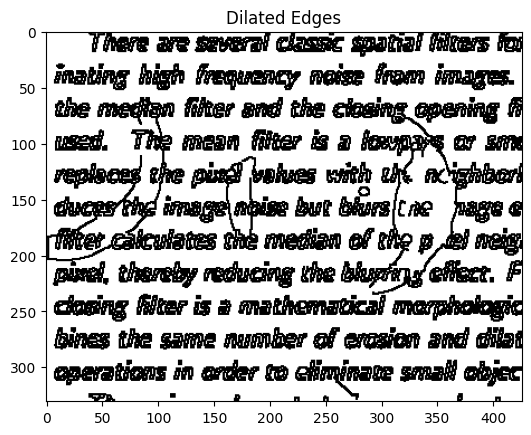
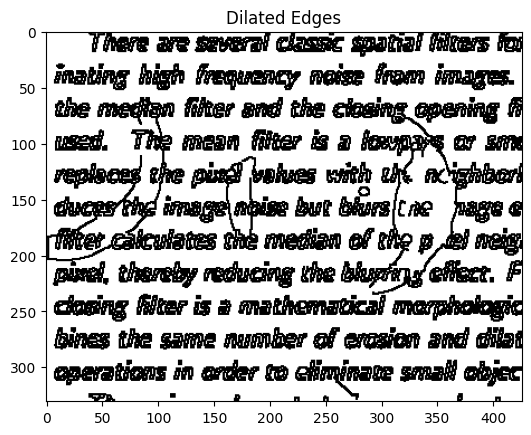
The change to this notebook cell's code, shown as a diff; its figure went from the first image to the second:
--- before
+++ after
@@ -1,32 +1,44 @@
-import cv2
-import numpy as np
-import matplotlib.pyplot as plt
+def dialated_and_erosion(IMAGE_PATH):
+    # 1. Load Image
+    image = cv2.imread(IMAGE_PATH, cv2.IMREAD_GRAYSCALE)
+    if image is None:
+        print("Check your file path!")
+    else:
+        # 2. Apply a light blur
+        blurred = cv2.GaussianBlur(image, (3, 3), 0)
 
-# 1. Load Image
-image = cv2.imread('dirty-img.png', cv2.IMREAD_GRAYSCALE)
-if image is None:
-    print("Check your file path!")
-else:
-    # 2. Apply a light blur
-    blurred = cv2.GaussianBlur(image, (3, 3), 0)
+        # 3. AUTO-CANNY: Calculate thresholds automatically
+        v = np.median(blurred)
+        sigma = 0.33  # Standard deviation for thresholding
+        lower = int(max(0, (1.0 - sigma) * v))
+        upper = int(min(255, (1.0 + sigma) * v))
+        
+        print(f"Using thresholds: Lower={lower}, Upper={upper}")
+        
+        # 4. Detect Edges
+        edges = cv2.Canny(blurred, lower, upper)
 
-    # 3. AUTO-CANNY: Calculate thresholds automatically
-    v = np.median(blurred)
-    sigma = 0.33  # Standard deviation for thresholding
-    lower = int(max(0, (1.0 - sigma) * v))
-    upper = int(min(255, (1.0 + sigma) * v))
-    
-    print(f"Using thresholds: Lower={lower}, Upper={upper}")
-    
-    # 4. Detect Edges
-    edges = cv2.Canny(blurred, lower, upper)
+        # 5. Dilate (Thicken)
+        kernel = np.ones((2, 2), np.uint8)
+        thick_edges = cv2.dilate(edges, kernel, iterations=1)
+        thick_edges = cv2.bitwise_not(thick_edges)
 
-    # 5. Dilate (Thicken)
-    kernel = np.ones((2, 2), np.uint8)
-    thick_edges = cv2.dilate(edges, kernel, iterations=1)
-    thick_edges = cv2.bitwise_not(thick_edges)
+        # 6. Show results (Standard white on black for debugging)
+        plt.imshow(thick_edges, cmap='gray')
+        plt.title('Dilated Edges')
+        plt.show()
+        
+        # 1. Define the kernel (the "eraser" size)
+        kernel1 = np.ones((1, 1), np.uint8)
 
-    # 6. Show results (Standard white on black for debugging)
-    plt.imshow(thick_edges, cmap='gray')
-    plt.title('Dilated Edges')
-    plt.show()
+        # 2. Apply Erosion
+        # src: your image, kernel: the brush, iterations: how many times to erode
+        eroded_image = cv2.erode(thick_edges, kernel1, iterations=1)
+
+        # 3. Plot the result
+        plt.imshow(eroded_image, cmap='gray')
+        plt.title('Eroded Result')
+        plt.axis('off')
+        plt.show()
+
+dialated_and_erosion(r"Kiro's Images\dirty-img.png")

Commit: Kiro's part fully modulated